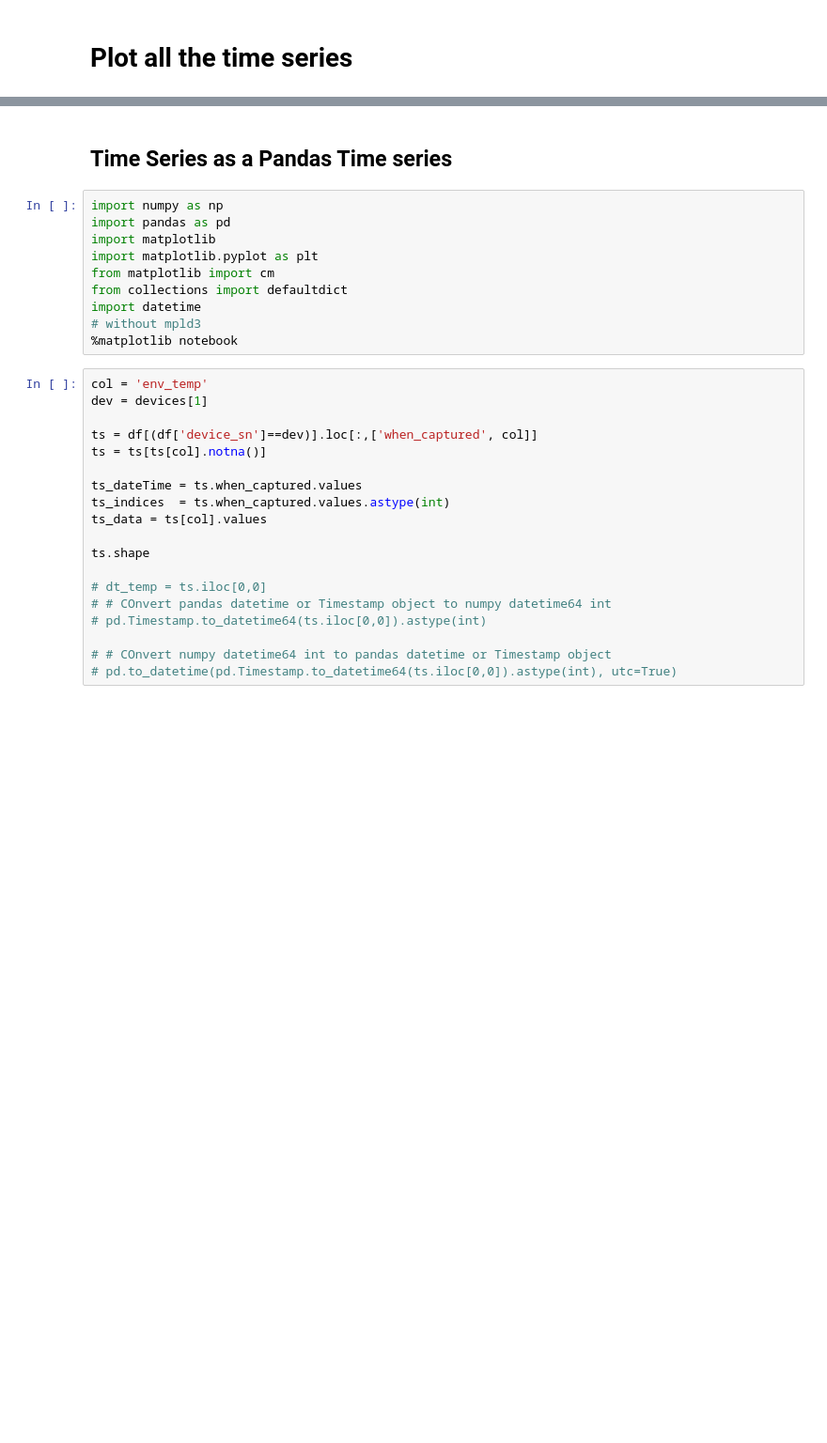
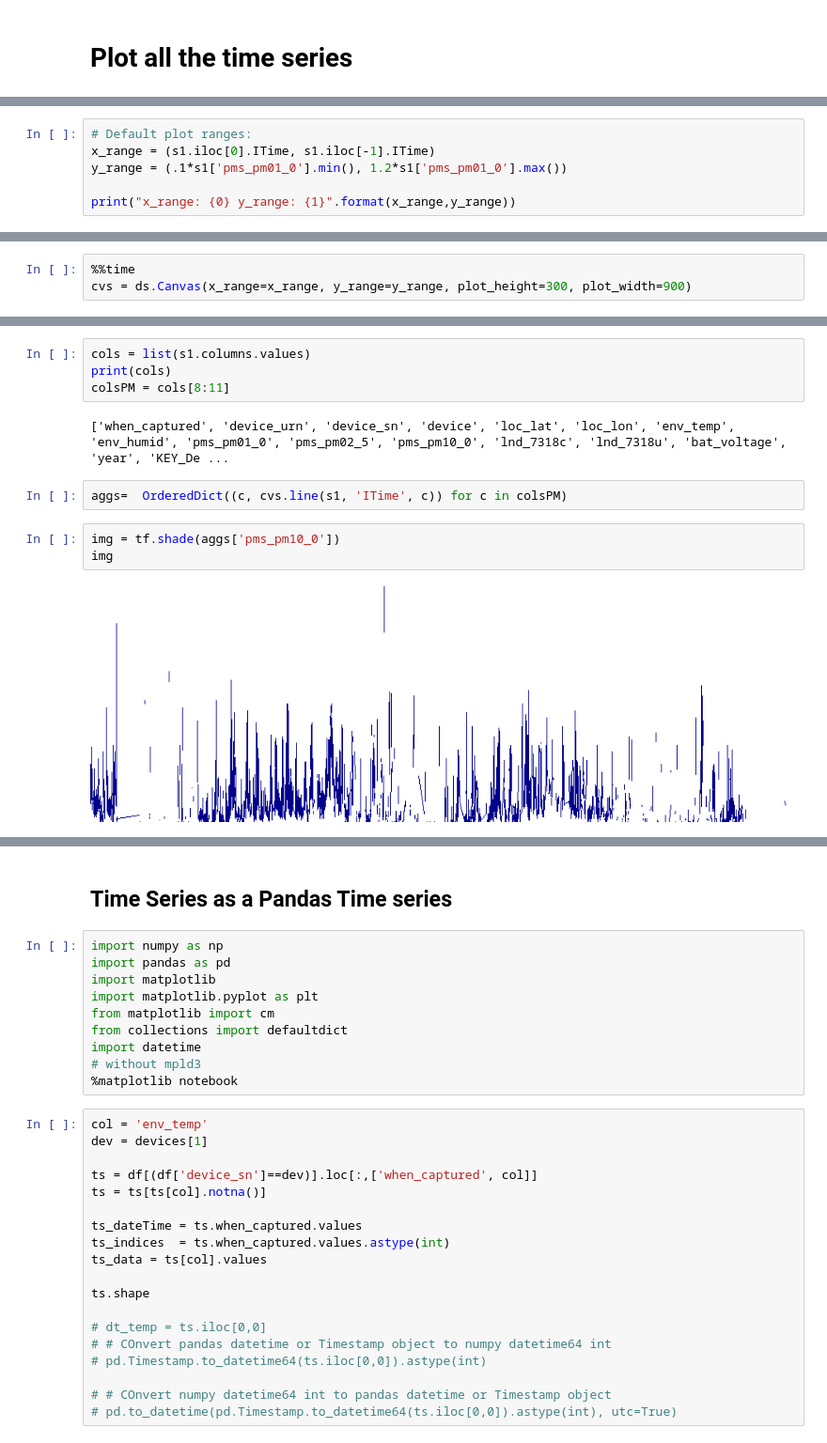
Before and after one commit to DataKind-SF/safecast, a Jupyter notebook: Data Cleaning/Plotting_Testing_DataFilter_And_anomaly_detection_SC.ipynb, the cells around one changed output, grey strips where cells are left out. Shown at 94% size. Cells and saved outputs as stored; diff of their text form; blank space fills up the shorter version.

```diff
--- a/Data Cleaning/Plotting_Testing_DataFilter_And_anomaly_detection_SC.ipynb
+++ b/Data Cleaning/Plotting_Testing_DataFilter_And_anomaly_detection_SC.ipynb
@@ -67,0 +57,6 @@ KeyboardInterrupt:
+# %%
+# Default plot ranges:
+x_range = (s1.iloc[0].ITime, s1.iloc[-1].ITime)
+y_range = (.1*s1['pms_pm01_0'].min(), 1.2*s1['pms_pm01_0'].max())
+
+print("x_range: {0} y_range: {1}".format(x_range,y_range))
@@ -67,0 +69,3 @@ KeyboardInterrupt:
+# %%
+%%time
+cvs = ds.Canvas(x_range=x_range, y_range=y_range, plot_height=300, plot_width=900)
@@ -67,0 +74,13 @@ KeyboardInterrupt:
+# %%
+cols = list(s1.columns.values)
+print(cols)
+colsPM = cols[8:11]
+# %% [output]
+['when_captured', 'device_urn', 'device_sn', 'device', 'loc_lat', 'loc_lon', 'env_temp', 'env_humid', 'pms_pm01_0', 'pms_pm02_5', 'pms_pm10_0', 'lnd_7318c', 'lnd_7318u', 'bat_voltage', 'year', 'KEY_De ...
+# %%
+aggs=  OrderedDict((c, cvs.line(s1, 'ITime', c)) for c in colsPM)
+# %%
+img = tf.shade(aggs['pms_pm10_0'])
+img
+# %% [output]
+[figure, added]
```
Also changed, not shown: parts of 26 cells of this notebook.
